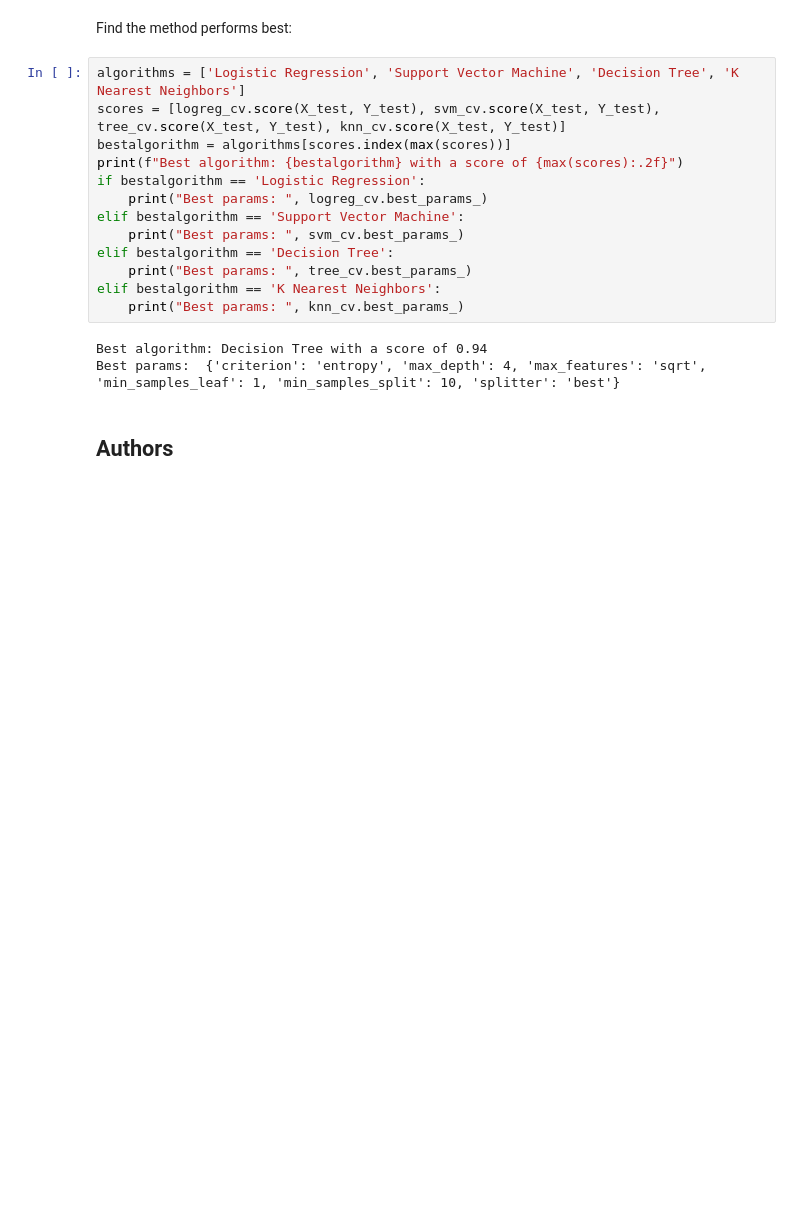
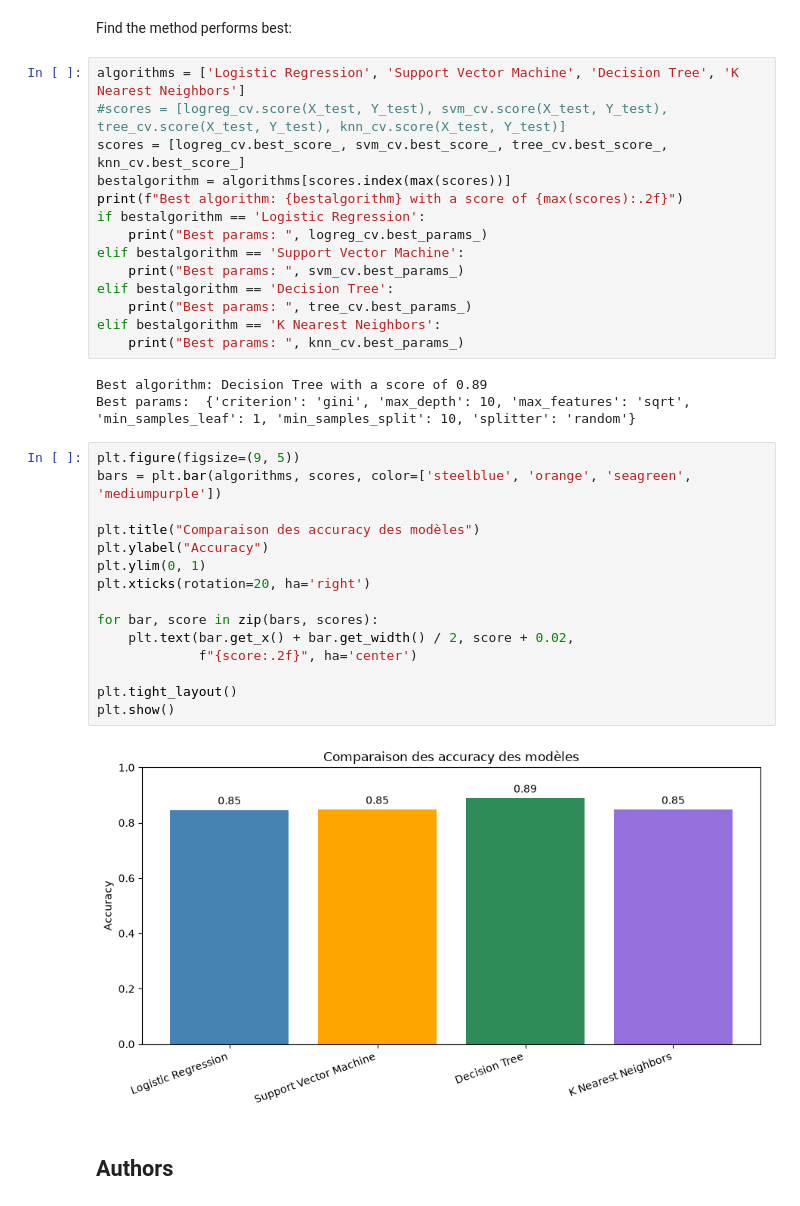
Before and after one commit to denagnon-eld/IBM-Data-Science-Capstone, a Jupyter notebook: SpaceX-Machine-Learning-Prediction-Part-5-v1.ipynb, the cells around one changed output. Drawn from its saved outputs; the diff is of its cells as text; blank space fills up the shorter version.

```diff
--- a/SpaceX-Machine-Learning-Prediction-Part-5-v1.ipynb
+++ b/SpaceX-Machine-Learning-Prediction-Part-5-v1.ipynb
@@ -352,7 +352,8 @@ plot_confusion_matrix(Y_test,yhat)
 Find the method performs best:
 # %%
 algorithms = ['Logistic Regression', 'Support Vector Machine', 'Decision Tree', 'K Nearest Neighbors']
-scores = [logreg_cv.score(X_test, Y_test), svm_cv.score(X_test, Y_test), tree_cv.score(X_test, Y_test), knn_cv.score(X_test, Y_test)]
+#scores = [logreg_cv.score(X_test, Y_test), svm_cv.score(X_test, Y_test), tree_cv.score(X_test, Y_test), knn_cv.score(X_test, Y_test)]
+scores = [logreg_cv.best_score_, svm_cv.best_score_, tree_cv.best_score_, knn_cv.best_score_]
 bestalgorithm = algorithms[scores.index(max(scores))]
 print(f"Best algorithm: {bestalgorithm} with a score of {max(scores):.2f}")
 if bestalgorithm == 'Logistic Regression':
@@ -364,8 +365,25 @@ elif bestalgorithm == 'Decision Tree':
 elif bestalgorithm == 'K Nearest Neighbors':
     print("Best params: ", knn_cv.best_params_)
 # %% [output]
-Best algorithm: Decision Tree with a score of 0.94
-Best params:  {'criterion': 'entropy', 'max_depth': 4, 'max_features': 'sqrt', 'min_samples_leaf': 1, 'min_samples_split': 10, 'splitter': 'best'}
+Best algorithm: Decision Tree with a score of 0.89
+Best params:  {'criterion': 'gini', 'max_depth': 10, 'max_features': 'sqrt', 'min_samples_leaf': 1, 'min_samples_split': 10, 'splitter': 'random'}
+# %%
+plt.figure(figsize=(9, 5))
+bars = plt.bar(algorithms, scores, color=['steelblue', 'orange', 'seagreen', 'mediumpurple'])
+
+plt.title("Comparaison des accuracy des modèles")
+plt.ylabel("Accuracy")
+plt.ylim(0, 1)
+plt.xticks(rotation=20, ha='right')
+
+for bar, score in zip(bars, scores):
+    plt.text(bar.get_x() + bar.get_width() / 2, score + 0.02,
+             f"{score:.2f}", ha='center')
+
+plt.tight_layout()
+plt.show()
+# %% [output]
+[figure, added]
 # %% [markdown]
 ## Authors
 # %% [markdown]
```
Also changed, not shown: parts of 4 cells of this notebook, 1 other file.
